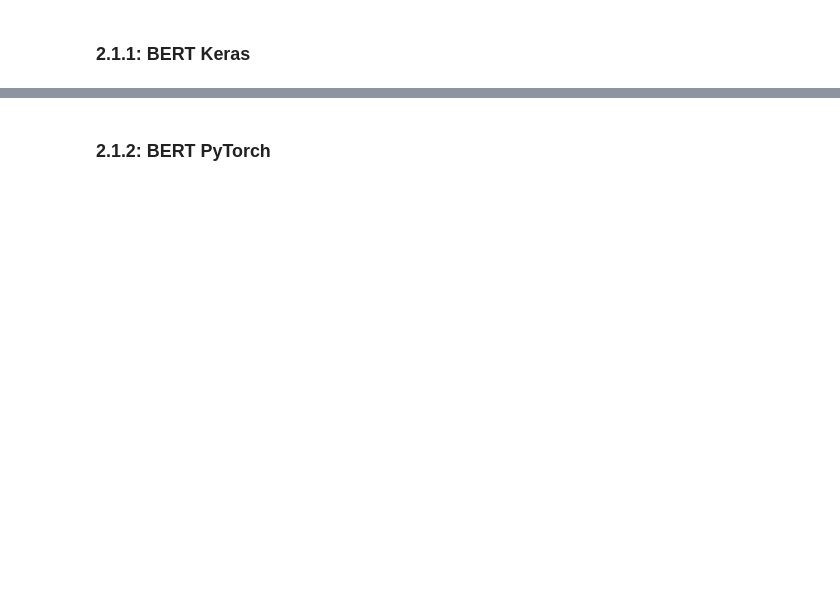
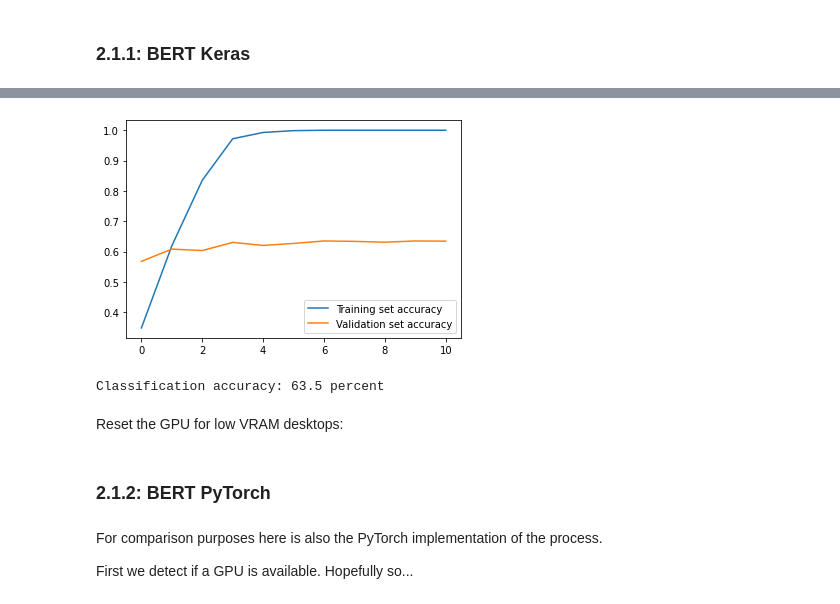
Before and after one commit to HannaKi/DL_HLT_2020_groupwork, a Jupyter notebook: DLHLT_2020_Group2.ipynb, the cells around one changed output, grey strips where cells are left out. Drawn from its saved outputs; the diff is of its cells as text; code cells hidden in the pictures; blank space fills up the shorter version.

```diff
--- a/DLHLT_2020_Group2.ipynb
+++ b/DLHLT_2020_Group2.ipynb
@@ -713,0 +898,4 @@ print("Kyllä lähtee!")
+# %%
+X = make_model_inputs(train_['text'])
+x = make_model_inputs(dev_['text'])
+test_inp = make_model_inputs(test_['text'])
@@ -713,0 +951,20 @@ print("Kyllä lähtee!")
+# %%
+from keras_bert import calc_train_steps, AdamWarmup
+
+total_steps, warmup_steps = calc_train_steps(
+    num_example=len(train_['text']),
+    batch_size=MS2_BATCH_SIZE,
+    epochs=EPOCHS,
+    warmup_proportion=0.1,
+)
+
+optimizer = AdamWarmup(
+    total_steps,
+    warmup_steps,
+    lr=LEARNING_RATE,
+    epsilon=1e-6,
+    weight_decay=0.01,
+    weight_decay_pattern=[
+        'embeddings', 'kernel', 'W1', 'W2', 'Wk', 'Wq', 'Wv', 'Wo'
+    ]
+)
@@ -713,0 +973,6 @@ print("Kyllä lähtee!")
+# %%
+model.compile(
+    optimizer=optimizer,
+    loss='sparse_categorical_crossentropy', # encoded labels!
+    metrics=['sparse_categorical_accuracy']
+)
@@ -713,0 +1029,24 @@ print("Kyllä lähtee!")
+# %%
+# Explore training performance
+def plot_history(history):
+    plt.plot(history['sparse_categorical_accuracy'],
+             label="Training set accuracy")
+    plt.plot(history['val_sparse_categorical_accuracy'],
+             label="Validation set accuracy")
+    plt.legend()
+    plt.show()
+
+plot_history(keras_bert_results['history']
+             if keras_bert_results
+             else history.history)
+# %% [output]
+[figure, added]
+# %%
+# Compare predicted labels to true labels
+kb_acc = round(accuracy_score(test_label, kb_predicted_labels)*100,1)
+print(f"Classification accuracy: {kb_acc} percent")
+keras_bert_results['accuracy'] = kb_acc
+# %% [output]
+Classification accuracy: 63.5 percent
+# %% [markdown]
+Reset the GPU for low VRAM desktops:
@@ -714,4 +1058,8 @@ print("Kyllä lähtee!")
 # %% [markdown]
 ### 2.1.2: BERT PyTorch
+# %% [markdown]
+For comparison purposes here is also the PyTorch implementation of the process.
+
+First we detect if a GPU is available. Hopefully so...
 # %%
 device = torch.device("cuda" if torch.cuda.is_available() else "cpu")
```
Also changed, not shown: parts of 64 cells of this notebook.
